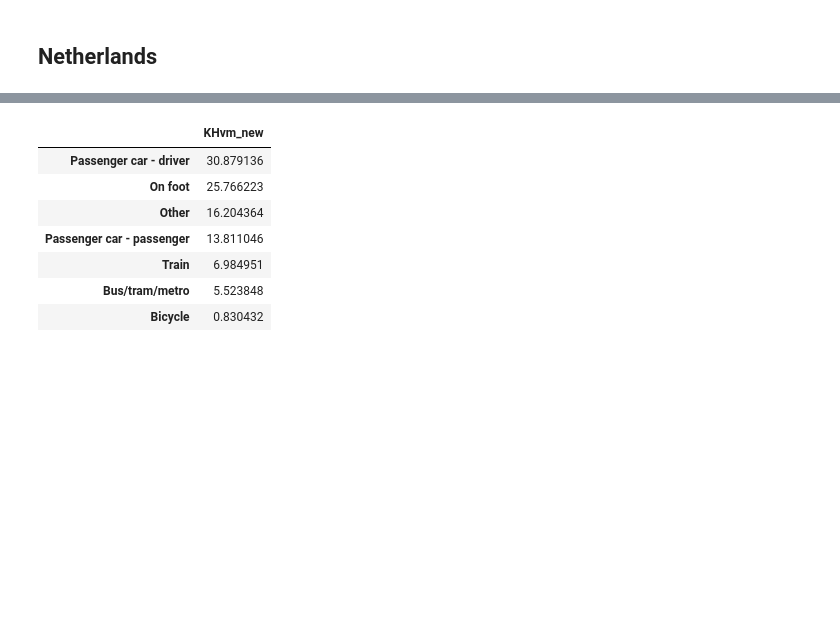
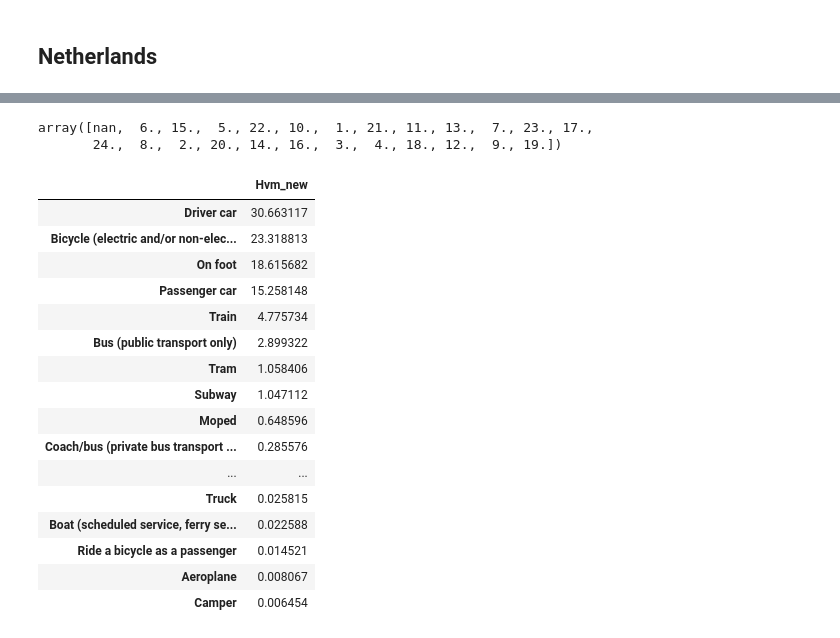
Before and after one commit to anayflima/bikesp-analysis, a Jupyter notebook: data_analysis/TravelSurvey/analysis_tool.ipynb, the cells around one changed output, grey strips where cells are left out. Saved outputs shown, nothing was run; the diff lists cells and outputs as text; code cells hidden in the pictures; blank space fills up the shorter version.

Commit message:
feat: Add a method to facilitate analysis separated by city

```diff
--- a/data_analysis/TravelSurvey/analysis_tool.ipynb
+++ b/data_analysis/TravelSurvey/analysis_tool.ipynb
@@ -49,4 +116,7 @@ dict_expansion_factor = {
 # %%
 tsa = TravelSurveyAnalysis(source_folder_path, destination_folder_path,
                            expansion_factor_trip, expansion_factor_person,
-                           origin_column, destination_column)
+                           origin_column, destination_column, residence_column)
+
+df_codes = tsa.read_data('list_code_municipalities_netherlands.csv')
+df_codes = df_codes.set_index('Municipality')
@@ -83,9 +150,11 @@ def build_dropdown():
                             style= {'description_width': 'initial'},
                             layout={'width': 'max-content'}  )
 
-options=['2017', '2018', '2019']
+options=list(dict_year_data_correspondence.keys())
 year = options[0]
+global data
 data = tsa.read_data(dict_year_data_correspondence[year])
+dict_columns = dict_columns_ovin
 description='Choose a year:'
 
 drop_down = build_dropdown()
@@ -95,15 +164,23 @@ def dropdown_handler(change):
     year = change.new
     global data
     data = tsa.read_data(dict_year_data_correspondence[year])
+    global dict_columns
+    if int(year) <= 2017:
+        data = data.rename(columns = {'Wogem': 'WoGem'})
+        dict_columns = dict_columns_ovin
+    else:
+        dict_columns = dict_columns_odin
+    global column
+    column = dict_columns[variable]['column']
+    global index_map
+    index_map = dict_columns[variable]['index_map']
 drop_down.observe(dropdown_handler, names='value')
 display(drop_down)
 
 options = df_codes.index
 city = options[0]
-city_code = str(df_codes.loc[city][code_column])
-data_city = tsa.select_data_within_the_city(data, city_code)
+city_code = df_codes.loc[city][code_column]
 description='Choose a city:'
-
 
 drop_down = build_dropdown()
 
@@ -111,9 +188,7 @@ def dropdown_handler(change):
     global city
     city = change.new
     global city_code
-    city_code = str(df_codes.loc[city][code_column])
-    global data_city
-    data_city = tsa.select_data_within_the_city(data, city_code)
+    city_code = df_codes.loc[city][code_column]
 drop_down.observe(dropdown_handler, names='value')
 display(drop_down)
 
@@ -158,15 +245,29 @@ Dropdown(description='Choose a expansion factor:', layout=Layout(width='max-cont
+# %%
+data[column].unique()
+# %% [output]
+array([nan,  6., 15.,  5., 22., 10.,  1., 21., 11., 13.,  7., 23., 17.,
+       24.,  8.,  2., 20., 14., 16.,  3.,  4., 18., 12.,  9., 19.])
 # %%
-df = tsa.calculate_distribution(data, column, selected_expansion_factor, index_map)
+df = tsa.calculate_distribution_city(data, city, city_code, column, index_map, selected_expansion_factor, year)
 df
 # %% [output]
-|  | KHvm_new |
-| Passenger car - driver | 30.879136 |
-| On foot | 25.766223 |
-| Other | 16.204364 |
-| Passenger car - passenger | 13.811046 |
-| Train | 6.984951 |
-| Bus/tram/metro | 5.523848 |
-| Bicycle | 0.830432 |
+|  | Hvm_new |
+| Driver car | 30.663117 |
+| Bicycle (electric and/or non-elec... | 23.318813 |
+| On foot | 18.615682 |
+| Passenger car | 15.258148 |
+| Train | 4.775734 |
+| Bus (public transport only) | 2.899322 |
+| Tram | 1.058406 |
+| Subway | 1.047112 |
+| Moped | 0.648596 |
+| Coach/bus (private bus transport ... | 0.285576 |
+| ... | ... |
+| Truck | 0.025815 |
+| Boat (scheduled service, ferry se... | 0.022588 |
+| Ride a bicycle as a passenger | 0.014521 |
+| Aeroplane | 0.008067 |
+| Camper | 0.006454 |
 # %%
 tsa.plot_pie_chart(data, column, selected_expansion_factor, index_map)
 # %% [output]
```
Also changed, not shown: parts of 8 cells of this notebook, 2 other files.
